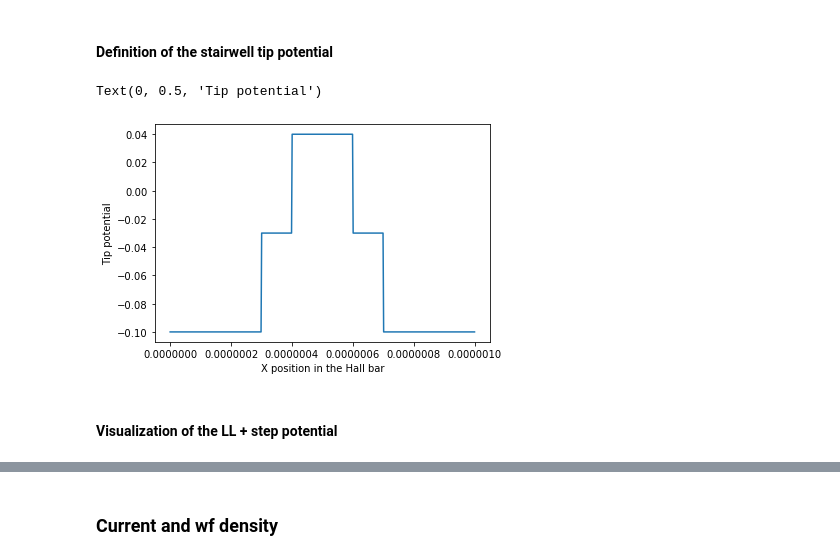
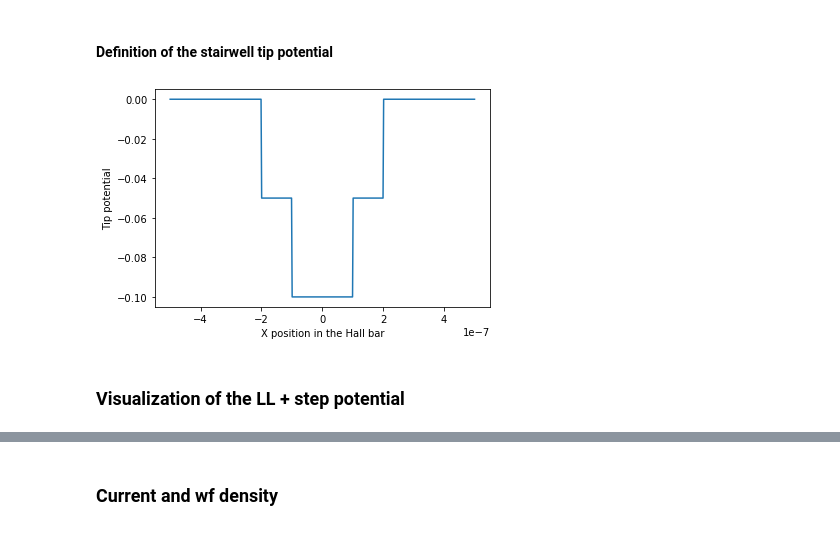
Before and after one commit to saviapicella/nanoelectronics-project, a Jupyter notebook: Graphene quantum Hall effect.ipynb, the cells around one changed output, grey strips where cells are left out. Saved outputs shown, nothing was run; the diff lists cells and outputs as text; code cells hidden in the pictures.

```diff
--- a/Graphene quantum Hall effect.ipynb
+++ b/Graphene quantum Hall effect.ipynb
@@ -325,30 +280,20 @@ Fermi Energy = -0.02
 # %% [markdown]
 #### Definition of the stairwell tip potential
 # %%
+N=500
+x_positions = np.linspace(-L / 2, L / 2, N)
+stair_potential = np.zeros(N)
 
-N=500;
-
+for x_idx, x_pos in enumerate(x_positions):
+            stair_potential[x_idx] = two_steps_potential(x_pos, 0)
 
 plt.figure()
-d=np.linspace(0,L,N)
-potential =Vg*np.ones(N)
-
-
-for i,X in enumerate(d):
-     if (X > X_2 and X < L - X_2):
-            potential[i]+=delta
-            if (X > X_3 and X < L - X_3):
-                potential[i]+=delta
-
-
-
-plt.plot(d,potential)
-
+plt.plot(x_positions, stair_potential)
 plt.xlabel('X position in the Hall bar')
 plt.ylabel('Tip potential')
+plt.show()
 # %% [output]
-Text(0, 0.5, 'Tip potential')
-[figure, old version]
+[figure, new version]
 # %% [markdown]
-#### Visualization of the LL + step potential
+### Visualization of the LL + step potential
 # %%
```
Also changed, not shown: parts of 60 cells of this notebook, 1 other file.
